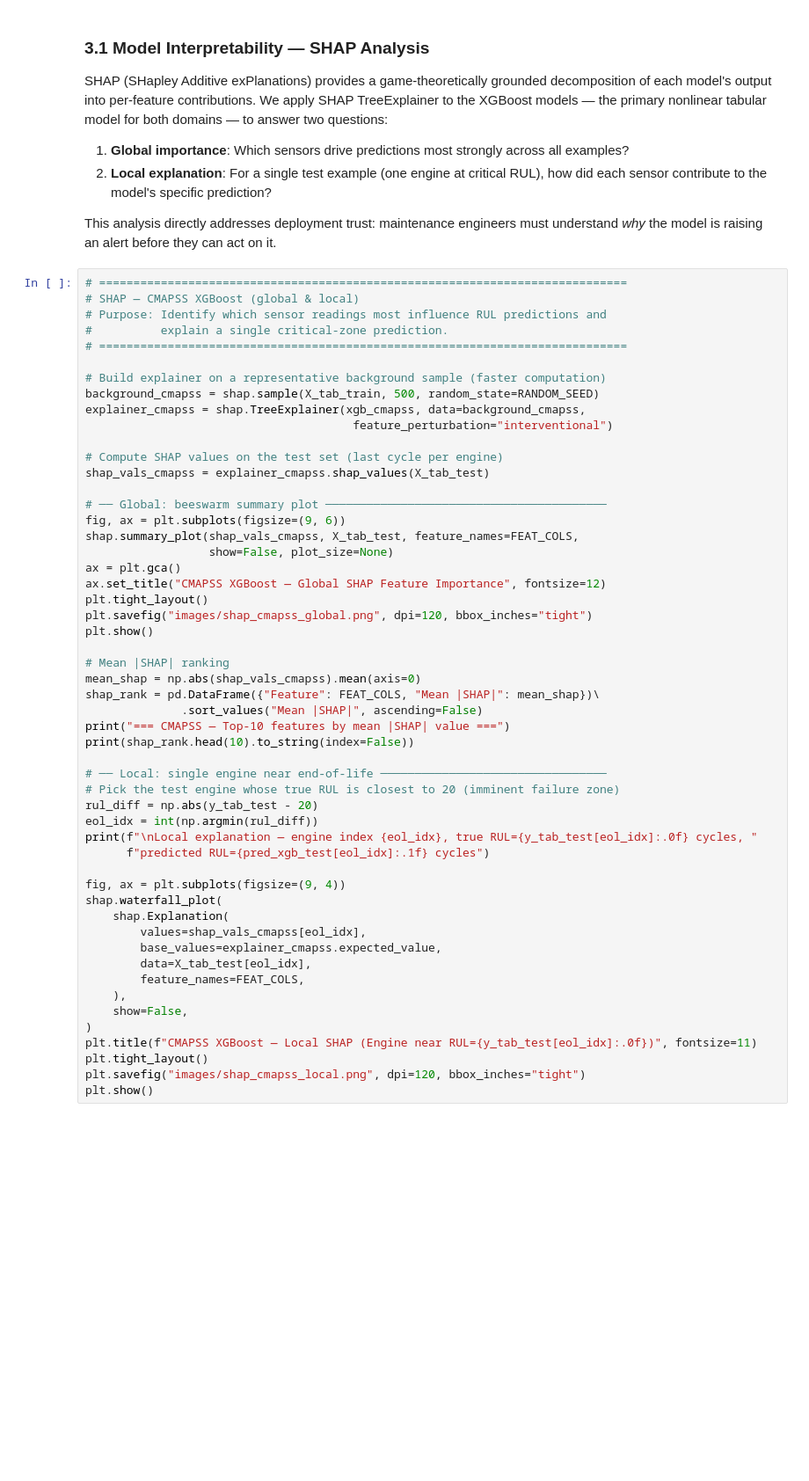
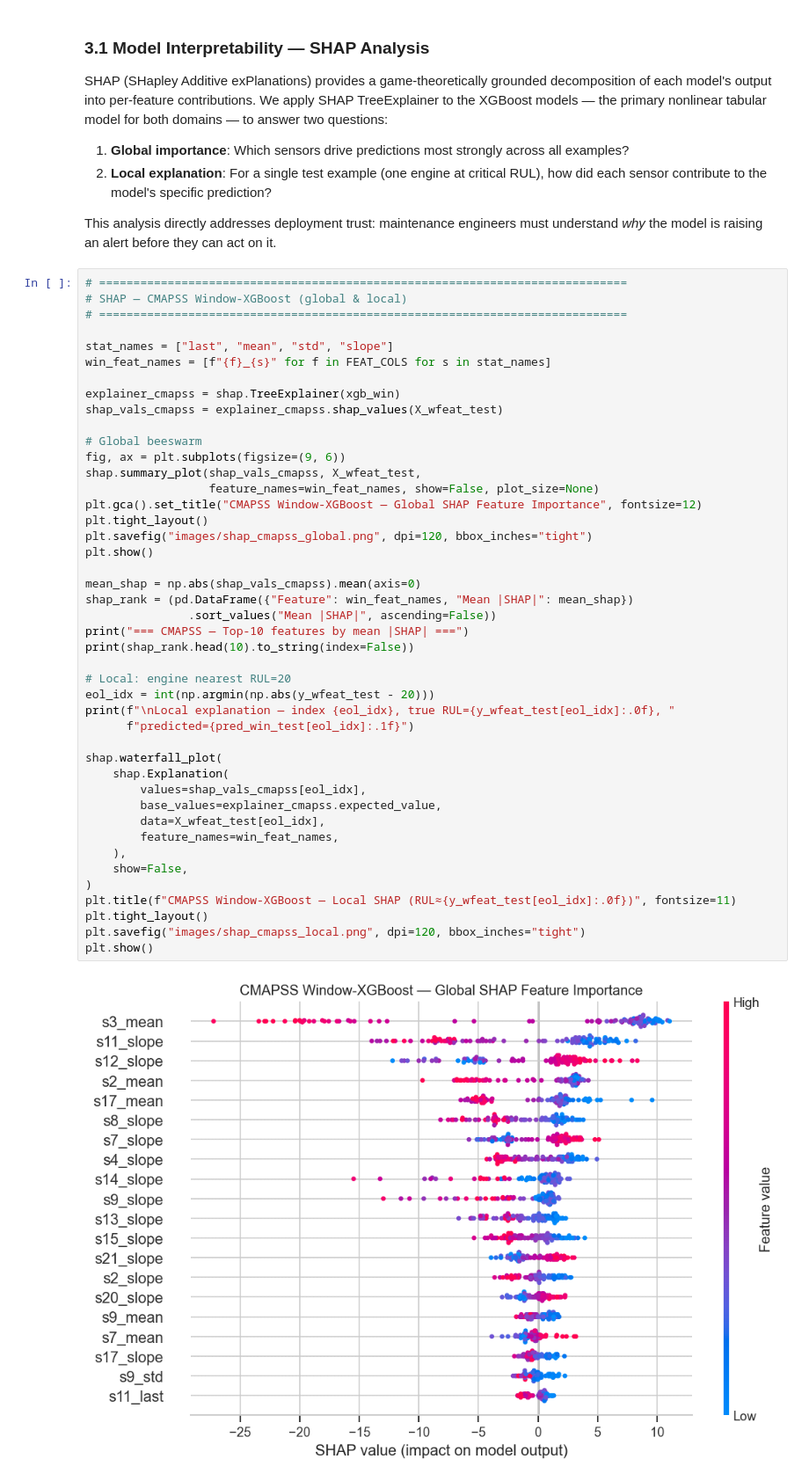
Before and after one commit to arjunvenkateshusd/ADS599, a Jupyter notebook: main_notebook.ipynb, the cells around one changed output. Shown at 88% size. Drawn from its saved outputs; the diff is of its cells as text; blank space fills up the shorter version.

```diff
--- a/main_notebook.ipynb
+++ b/main_notebook.ipynb
@@ -1048,54 +1157,47 @@ SHAP (SHapley Additive exPlanations) provides a game-theoretically grounded deco
 This analysis directly addresses deployment trust: maintenance engineers must understand *why* the model is raising an alert before they can act on it.
 # %%
 # =============================================================================
-# SHAP — CMAPSS XGBoost (global & local)
-# Purpose: Identify which sensor readings most influence RUL predictions and
-#          explain a single critical-zone prediction.
+# SHAP — CMAPSS Window-XGBoost (global & local)
 # =============================================================================
 
-# Build explainer on a representative background sample (faster computation)
-background_cmapss = shap.sample(X_tab_train, 500, random_state=RANDOM_SEED)
-explainer_cmapss = shap.TreeExplainer(xgb_cmapss, data=background_cmapss,
-                                       feature_perturbation="interventional")
+stat_names = ["last", "mean", "std", "slope"]
+win_feat_names = [f"{f}_{s}" for f in FEAT_COLS for s in stat_names]
 
-# Compute SHAP values on the test set (last cycle per engine)
-shap_vals_cmapss = explainer_cmapss.shap_values(X_tab_test)
+explainer_cmapss = shap.TreeExplainer(xgb_win)
+shap_vals_cmapss = explainer_cmapss.shap_values(X_wfeat_test)
 
-# ── Global: beeswarm summary plot ─────────────────────────────────────────
+# Global beeswarm
 fig, ax = plt.subplots(figsize=(9, 6))
-shap.summary_plot(shap_vals_cmapss, X_tab_test, feature_names=FEAT_COLS,
-                  show=False, plot_size=None)
-ax = plt.gca()
-ax.set_title("CMAPSS XGBoost — Global SHAP Feature Importance", fontsize=12)
+shap.summary_plot(shap_vals_cmapss, X_wfeat_test,
+                  feature_names=win_feat_names, show=False, plot_size=None)
+plt.gca().set_title("CMAPSS Window-XGBoost — Global SHAP Feature Importance", fontsize=12)
 plt.tight_layout()
 plt.savefig("images/shap_cmapss_global.png", dpi=120, bbox_inches="tight")
 plt.show()
 
-# Mean |SHAP| ranking
 mean_shap = np.abs(shap_vals_cmapss).mean(axis=0)
-shap_rank = pd.DataFrame({"Feature": FEAT_COLS, "Mean |SHAP|": mean_shap})\
-              .sort_values("Mean |SHAP|", ascending=False)
-print("=== CMAPSS — Top-10 features by mean |SHAP| value ===")
+shap_rank = (pd.DataFrame({"Feature": win_feat_names, "Mean |SHAP|": mean_shap})
+               .sort_values("Mean |SHAP|", ascending=False))
+print("=== CMAPSS — Top-10 features by mean |SHAP| ===")
 print(shap_rank.head(10).to_string(index=False))
 
-# ── Local: single engine near end-of-life ─────────────────────────────────
-# Pick the test engine whose true RUL is closest to 20 (imminent failure zone)
-rul_diff = np.abs(y_tab_test - 20)
-eol_idx = int(np.argmin(rul_diff))
-print(f"\nLocal explanation — engine index {eol_idx}, true RUL={y_tab_test[eol_idx]:.0f} cycles, "
-      f"predicted RUL={pred_xgb_test[eol_idx]:.1f} cycles")
+# Local: engine nearest RUL=20
+eol_idx = int(np.argmin(np.abs(y_wfeat_test - 20)))
+print(f"\nLocal explanation — index {eol_idx}, true RUL={y_wfeat_test[eol_idx]:.0f}, "
+      f"predicted={pred_win_test[eol_idx]:.1f}")
 
-fig, ax = plt.subplots(figsize=(9, 4))
 shap.waterfall_plot(
     shap.Explanation(
         values=shap_vals_cmapss[eol_idx],
         base_values=explainer_cmapss.expected_value,
-        data=X_tab_test[eol_idx],
-        feature_names=FEAT_COLS,
+        data=X_wfeat_test[eol_idx],
+        feature_names=win_feat_names,
     ),
     show=False,
 )
-plt.title(f"CMAPSS XGBoost — Local SHAP (Engine near RUL={y_tab_test[eol_idx]:.0f})", fontsize=11)
+plt.title(f"CMAPSS Window-XGBoost — Local SHAP (RUL≈{y_wfeat_test[eol_idx]:.0f})", fontsize=11)
 plt.tight_layout()
 plt.savefig("images/shap_cmapss_local.png", dpi=120, bbox_inches="tight")
 plt.show()
+# %% [output]
+[figure, added]
```
Also changed, not shown: parts of 17 cells of this notebook, 9 other files.
